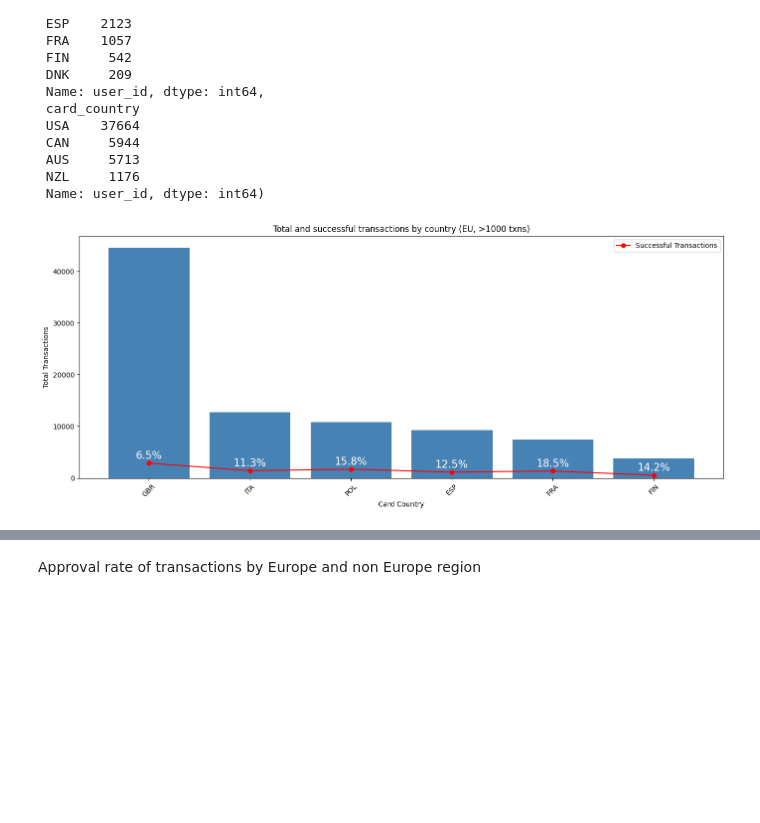
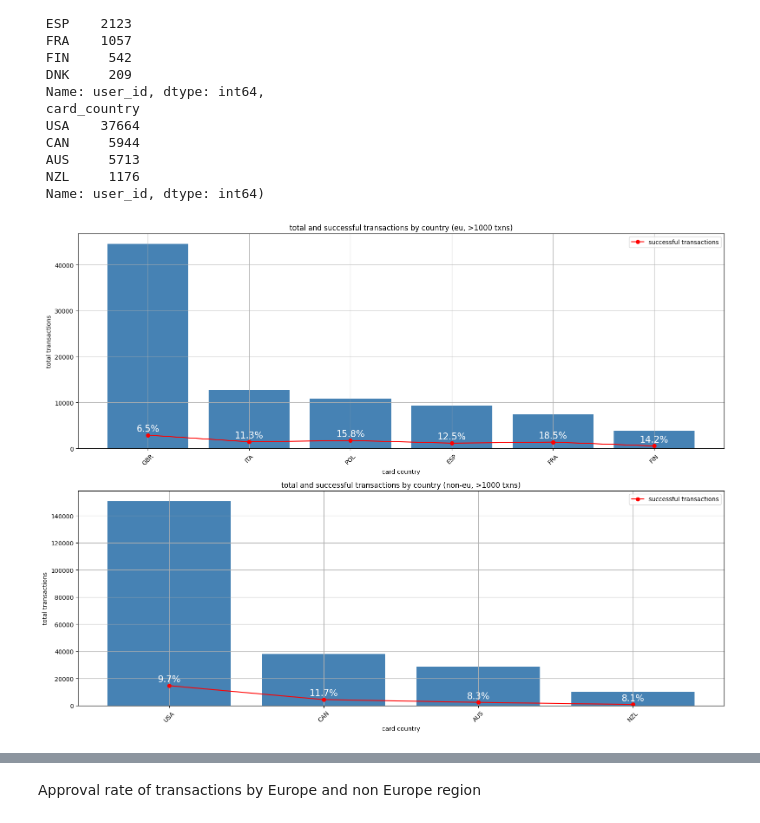
Before and after one commit to darynka-h/-transaction_eda, a Jupyter notebook: appflame_test/transaction_eda.ipynb, the cells around one changed output, grey strips where cells are left out. Cells and saved outputs as stored; diff of their text form; code cells hidden in the pictures; blank space fills up the shorter version.

Commit message:
add country chapters

```diff
--- a/appflame_test/transaction_eda.ipynb
+++ b/appflame_test/transaction_eda.ipynb
@@ -255,41 +255,57 @@ european_groups, non_european_groups
  Name: user_id, dtype: int64)
 # %%
 filtered_europe_df = europe_df[europe_df['status'].isin(['success', 'fail', 'verify'])]
+filtered_non_europe_df = non_europe_df[non_europe_df['status'].isin(['success', 'fail', 'verify'])]
 
-transaction_summary = filtered_europe_df.groupby('card_country').agg(
+summary_eu = filtered_europe_df.groupby('card_country').agg(
     total_transactions=('status', 'count'),
     success_transactions=('status', lambda x: (x == 'success').sum())
 )
+summary_eu = summary_eu[summary_eu['total_transactions'] > 1000]
+summary_eu['success_rate'] = (summary_eu['success_transactions'] / summary_eu['total_transactions'] * 100).round(1)
+summary_eu = summary_eu.sort_values(by='total_transactions', ascending=False)
 
-transaction_summary = transaction_summary[transaction_summary['total_transactions'] > 1000]
+summary_non_eu = filtered_non_europe_df.groupby('card_country').agg(
+    total_transactions=('status', 'count'),
+    success_transactions=('status', lambda x: (x == 'success').sum())
+)
+summary_non_eu = summary_non_eu[summary_non_eu['total_transactions'] > 1000]
+summary_non_eu['success_rate'] = (summary_non_eu['success_transactions'] / summary_non_eu['total_transactions'] * 100).round(1)
+summary_non_eu = summary_non_eu.sort_values(by='total_transactions', ascending=False)
 
-transaction_summary['success_rate'] = (
-    transaction_summary['success_transactions'] / transaction_summary['total_transactions'] * 100
-).round(1)
+fig, (ax1, ax2) = plt.subplots(2, 1, figsize=(16, 12))
 
-transaction_summary = transaction_summary.sort_values(by='total_transactions', ascending=False)
-
-fig, ax1 = plt.subplots(figsize=(14, 6))
-
-ax1.bar(transaction_summary.index, transaction_summary['total_transactions'], color='steelblue')
-ax1.set_ylabel('Total Transactions')
-ax1.set_xlabel('Card Country')
-ax1.set_title('Total and successful transactions by country (EU, >1000 txns)')
+ax1.bar(summary_eu.index, summary_eu['total_transactions'], color='steelblue')
+ax1.plot(summary_eu.index, summary_eu['success_transactions'], color='red', marker='o', label='successful transactions')
+ax1.set_ylabel('total transactions')
+ax1.set_xlabel('card country')
+ax1.set_title('total and successful transactions by country (eu, >1000 txns)')
+ax1.grid(True)
 ax1.tick_params(axis='x', rotation=45)
 
-ax1.plot(
-    transaction_summary.index,
-    transaction_summary['success_transactions'],
-    color='red', marker='o', label='Successful Transactions'
-)
-
-for i, country in enumerate(transaction_summary.index):
-    y = transaction_summary['success_transactions'].iloc[i]
-    rate = transaction_summary['success_rate'].iloc[i]
-    ax1.text(i, y + max(transaction_summary['total_transactions']) * 0.01, f'{rate}%', ha='center', va='bottom', color='white', fontsize = 15)
+for i, country in enumerate(summary_eu.index):
+    y = summary_eu['success_transactions'].iloc[i]
+    rate = summary_eu['success_rate'].iloc[i]
+    ax1.text(i, y + max(summary_eu['total_transactions']) * 0.01, f'{rate}%', ha='center', va='bottom', color='white', fontsize=15)
 
 ax1.legend(loc='upper right')
+
+ax2.bar(summary_non_eu.index, summary_non_eu['total_transactions'], color='steelblue')
+ax2.plot(summary_non_eu.index, summary_non_eu['success_transactions'], color='red', marker='o', label='successful transactions')
+ax2.set_ylabel('total transactions')
+ax2.set_xlabel('card country')
+ax2.set_title('total and successful transactions by country (non-eu, >1000 txns)')
+ax2.tick_params(axis='x', rotation=45)
+ax2.grid(True)
+
+for i, country in enumerate(summary_non_eu.index):
+    y = summary_non_eu['success_transactions'].iloc[i]
+    rate = summary_non_eu['success_rate'].iloc[i]
+    ax2.text(i, y + max(summary_non_eu['total_transactions']) * 0.01, f'{rate}%', ha='center', va='bottom', color='white', fontsize=15)
+
+ax2.legend(loc='upper right')
+
 plt.tight_layout()
 plt.show()
 # %% [output]
-[figure, old version]
+[figure, new version]
```
Also changed, not shown: parts of 28 cells of this notebook.
